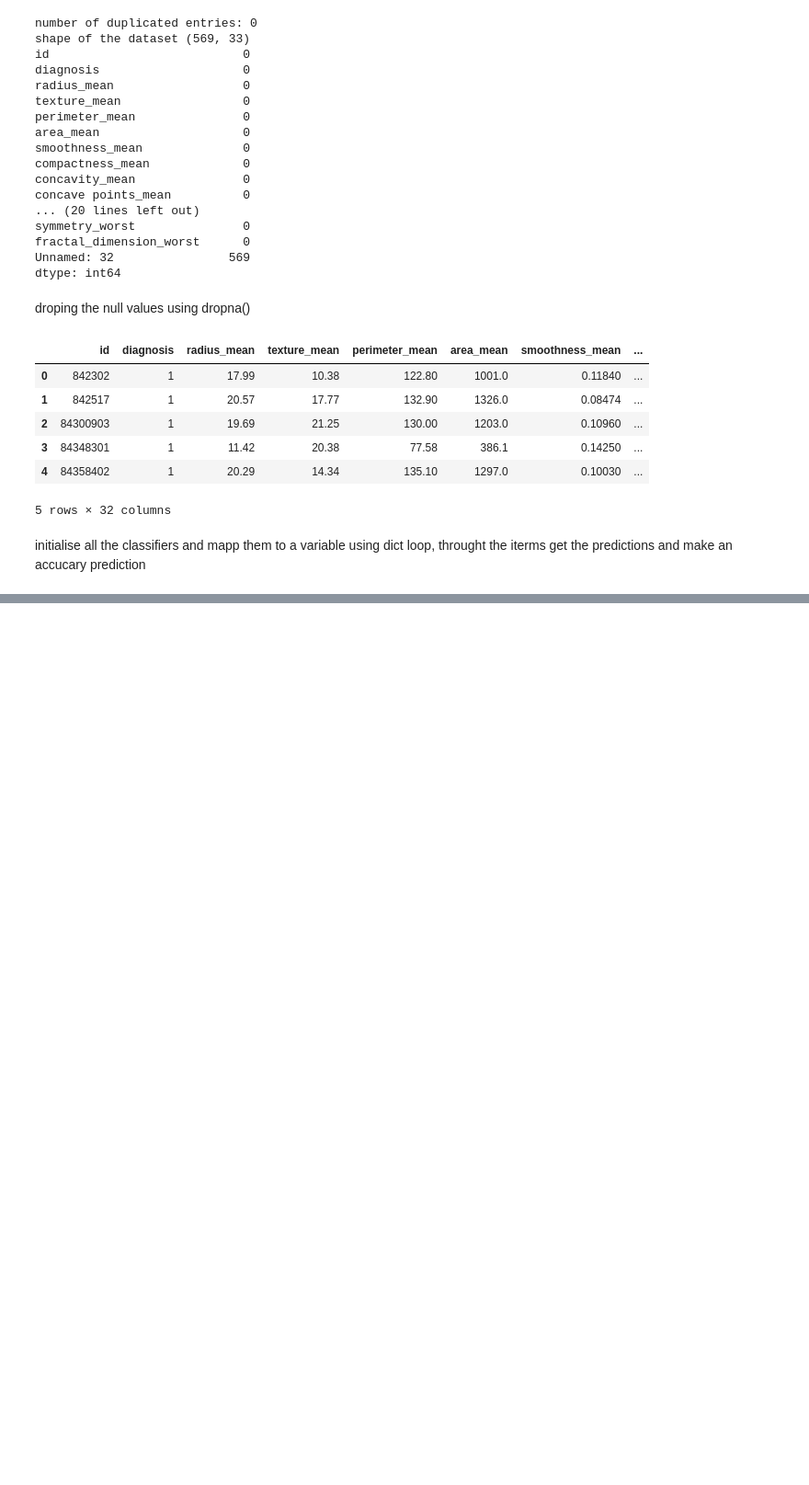
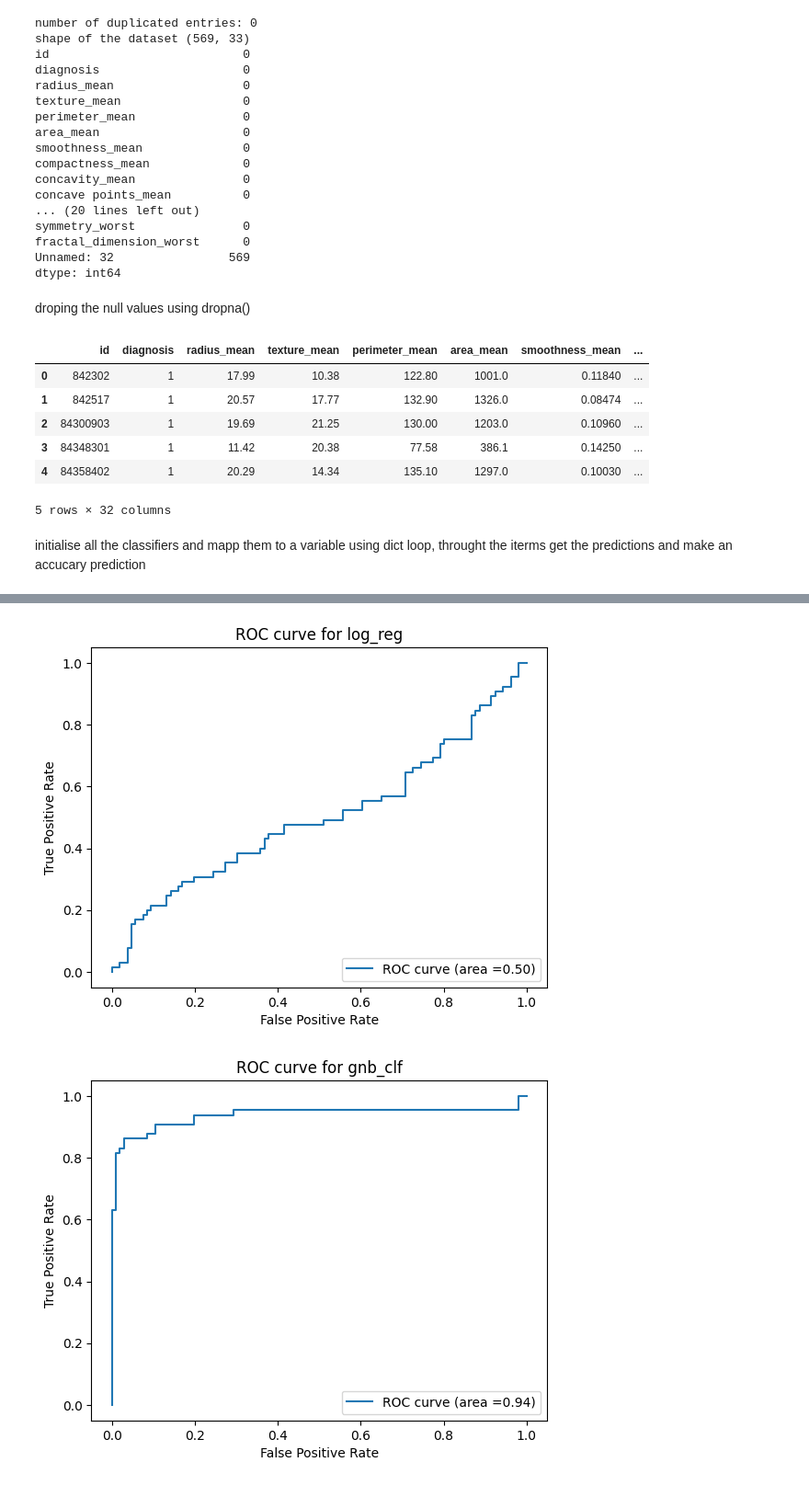
Before and after one commit to ekefan/ml_projects_for_edureka_internship, a Jupyter notebook: Ass6_Task1.ipynb, the cells around one changed output, grey strips where cells are left out. Shown at 92% size. Cells and saved outputs as stored; diff of their text form; code cells hidden in the pictures; blank space fills up the shorter version.

Commit message:
fixing prob statment 2

```diff
--- a/Ass6_Task1.ipynb
+++ b/Ass6_Task1.ipynb
@@ -165,0 +204,18 @@ for (name, matrix) in model_confusionMatrix.items():
+# %%
+for name, model in models.items():
+    y_pred_prob = model.predict_proba(X_test)[:, 1]
+    y_preds = model.predict(X_test)
+    #calculating the fpr, and tpr rates for the
+    fpr, tpr, thresholds = roc_curve(y_test, y_pred_prob, pos_label=1)
+    roc_auc = roc_auc_score(y_test, y_pred_prob)
+    model_f1_score[name] = f1_score(y_test, y_preds)
+    model_classification_reports[name] = classification_report(y_test, y_preds)
+    fig, ax = plt.subplots()
+    ax.plot(fpr, tpr, label='ROC curve (area =%0.2f)' % roc_auc)
+    ax.set_xlabel('False Positive Rate')
+    ax.set_ylabel('True Positive Rate')
+    ax.set_title('ROC curve for %s' % name)
+    ax.legend(loc="lower right")
+# %% [output]
+[figure, added]
+[figure, added]
```
Also changed, not shown: parts of 10 cells of this notebook.
